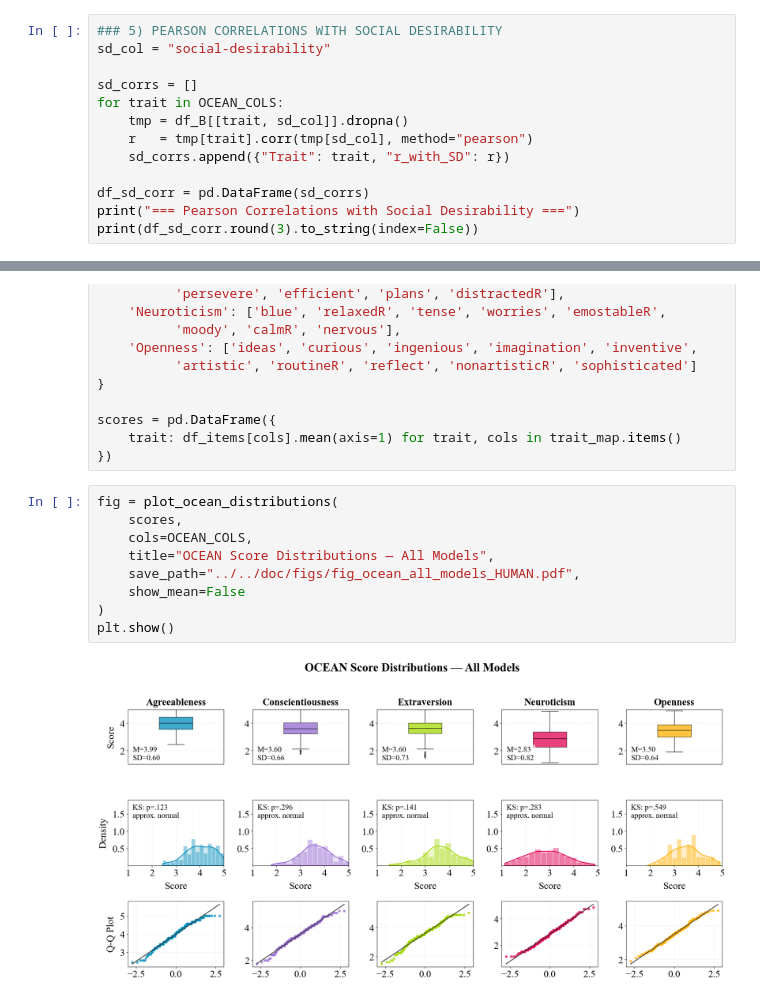
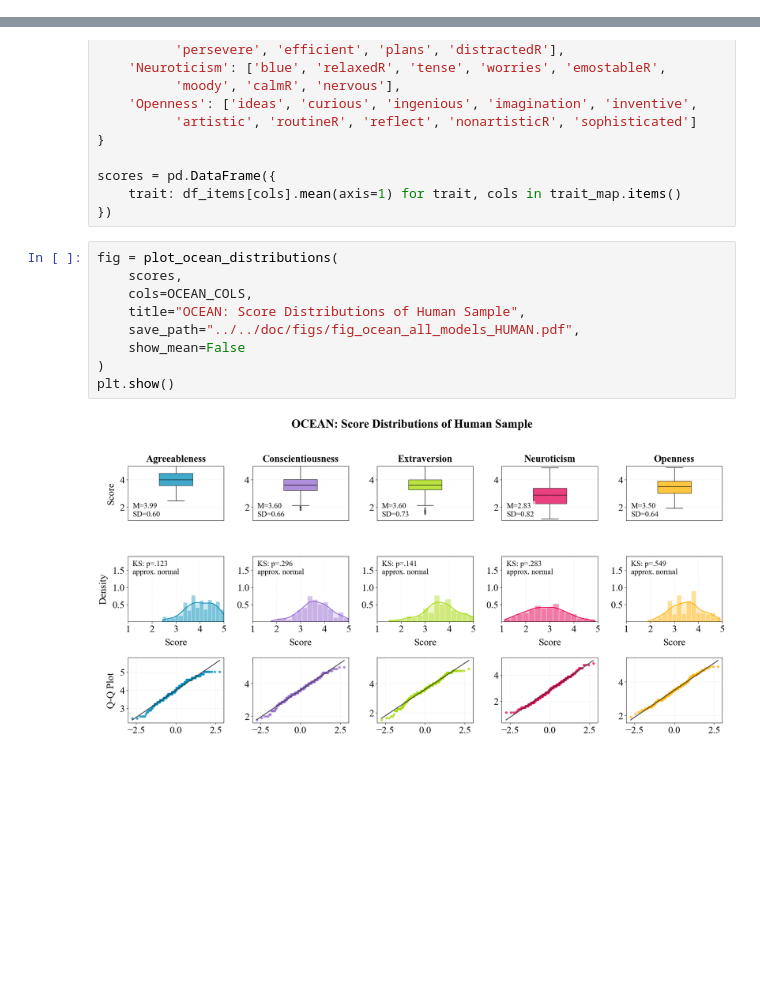
Before and after one commit to ellisalicante/BigFive-LLM-Evaluation, a Jupyter notebook: exp/03_large_scale_administration/eval_norms.ipynb, the cells around one changed output, grey strips where cells are left out. Drawn from its saved outputs; the diff is of its cells as text; blank space fills up the shorter version.

```diff
--- a/exp/03_large_scale_administration/eval_norms.ipynb
+++ b/exp/03_large_scale_administration/eval_norms.ipynb
@@ -294,13 +293,0 @@ plt.show()
-# %%
-### 5) PEARSON CORRELATIONS WITH SOCIAL DESIRABILITY
-sd_col = "social-desirability"
-
-sd_corrs = []
-for trait in OCEAN_COLS:
-    tmp = df_B[[trait, sd_col]].dropna()
-    r   = tmp[trait].corr(tmp[sd_col], method="pearson")
-    sd_corrs.append({"Trait": trait, "r_with_SD": r})
-
-df_sd_corr = pd.DataFrame(sd_corrs)
-print("=== Pearson Correlations with Social Desirability ===")
-print(df_sd_corr.round(3).to_string(index=False))
@@ -367,11 +346,11 @@ scores = pd.DataFrame({
 # %%
 fig = plot_ocean_distributions(
     scores,
     cols=OCEAN_COLS,
-    title="OCEAN Score Distributions — All Models",
+    title="OCEAN: Score Distributions of Human Sample",
     save_path="../../doc/figs/fig_ocean_all_models_HUMAN.pdf",
     show_mean=False
 )
 plt.show()
 # %% [output]
-[figure, old version]
+[figure, new version]
```
Also changed, not shown: parts of 7 cells of this notebook, 3 other files.
